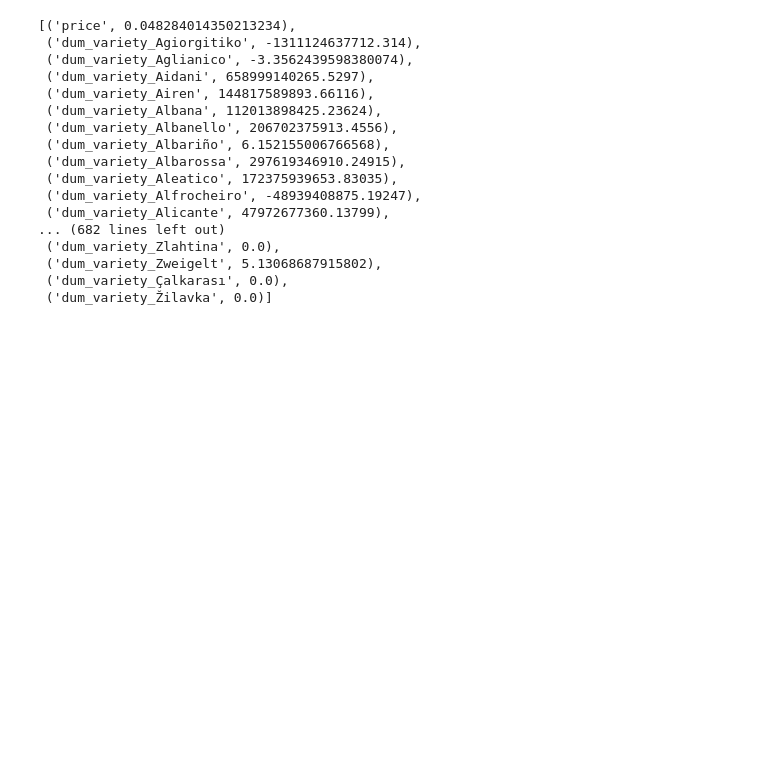
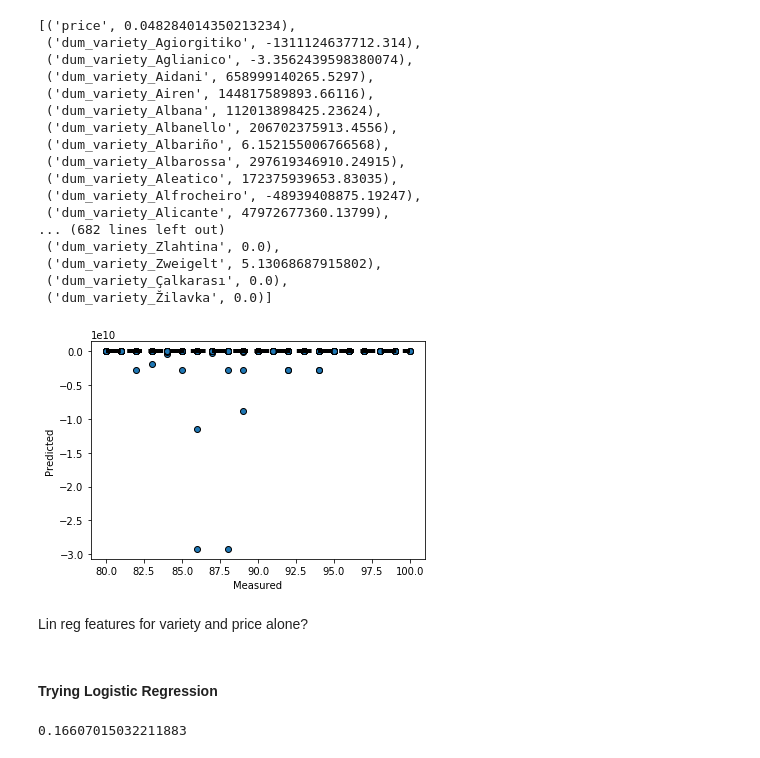
Before and after one commit to evanrosa/wine-ML-capstone-2018, a Jupyter notebook: 03 - Modeling.ipynb, the cells around one changed output. Saved outputs shown, nothing was run; the diff lists cells and outputs as text; code cells hidden in the pictures; blank space fills up the shorter version.

```diff
--- a/03 - Modeling.ipynb
+++ b/03 - Modeling.ipynb
@@ -394,3 +331,38 @@ RMSE 558997293.2556045
  ('dum_variety_Zweigelt', 5.13068687915802),
  ('dum_variety_Çalkarası', 0.0),
  ('dum_variety_Žilavka', 0.0)]
+# %%
+predicted = cross_val_predict(linreg, X_dummy_wine2, y_dummy_wine2, cv=10)
+
+fig, ax = plt.subplots()
+ax.scatter(y_dummy_wine2, predicted, edgecolors=(0, 0, 0))
+ax.plot([y_dummy_wine2.min(), y_dummy_wine2.max()], [y_dummy_wine2.min(), y_dummy_wine2.max()], 'k--', lw=4)
+ax.set_xlabel('Measured')
+ax.set_ylabel('Predicted')
+plt.show()
+# %% [output]
+[figure, added]
+# %% [markdown]
+Lin reg features for variety and price alone?
+# %% [markdown]
+#### Trying Logistic Regression
+# %%
+#anything above the mean/median has good point rating otherwise bad
+log = LogisticRegression()
+
+#logistic regression with dummy features
+features_log = dummy_wine2.drop(columns=['country','province','region_1','region_2','variety','points', 'description', 'designation','taster_name', 'taster_twitter_handle','title','winery'])
+#for dummies maybe use only top 10 countries, 20 regions etc -- drop ones I don't need to use in features
+
+A = dummy_wine2[features_log.columns]
+b = dummy_wine2.points
+
+A_train, A_test, b_train, b_test = train_test_split(A,b)
+
+log.fit(A_train,b_train)
+
+b_pred = log.predict(A_test)
+
+log.score(A_test, b_test)
+# %% [output]
+0.16607015032211883
```
Also changed, not shown: parts of 20 cells of this notebook.
